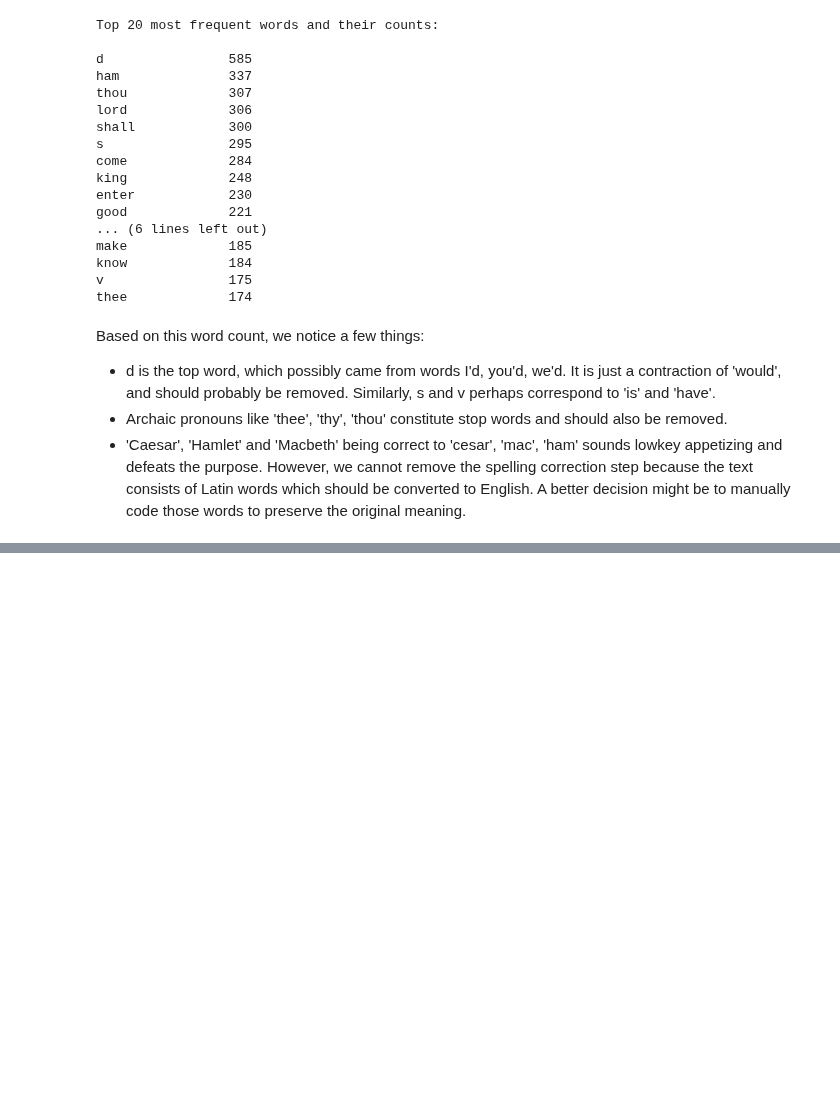
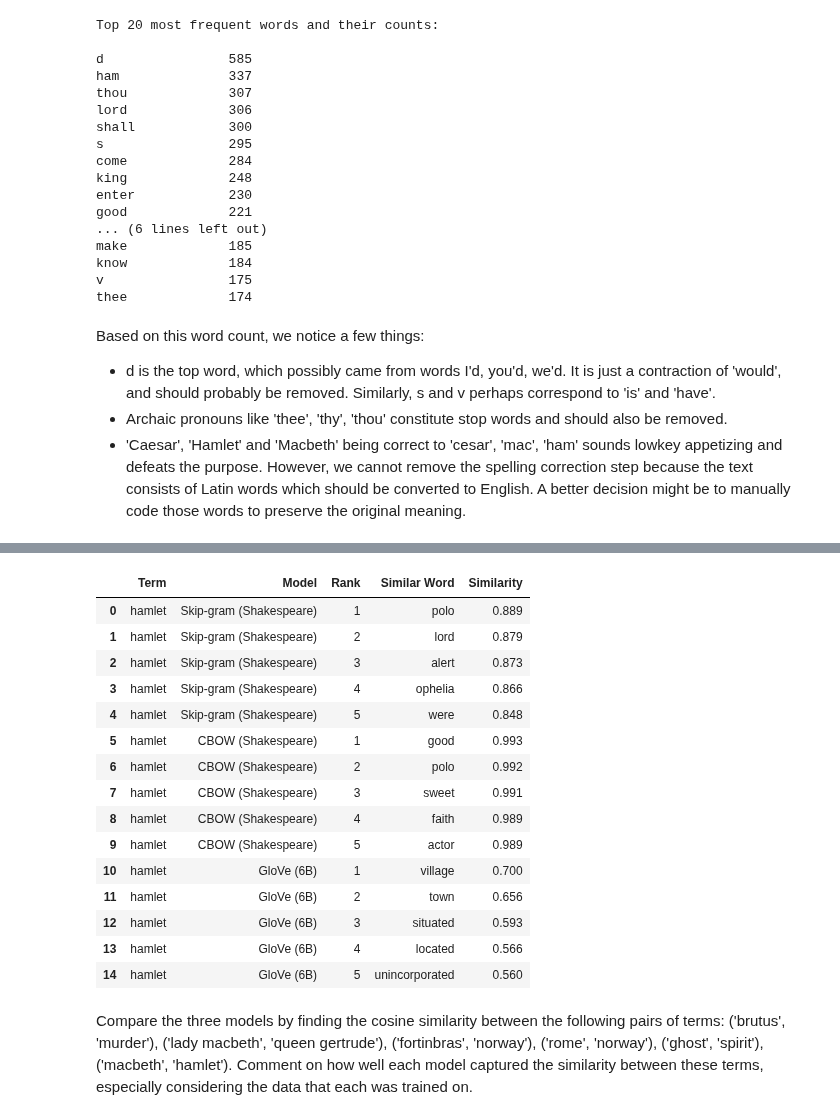
Before and after one commit to Hunteracademic/Neural_network_group_7, a Jupyter notebook: nndl_ass4.ipynb, the cells around one changed output, grey strips where cells are left out. Drawn from its saved outputs; the diff is of its cells as text; code cells hidden in the pictures; blank space fills up the shorter version.

```diff
--- a/nndl_ass4.ipynb
+++ b/nndl_ass4.ipynb
@@ -120,0 +173,7 @@ normalized = [[name_map.get(w, w) for w in sent] for sent in regex_cleaned]
+# %%
+top20 = list(model.wv.key_to_index.keys())[:20]
+
+print("Top 20 most frequent words and their counts:\n")
+for word in top20:
+    count = model.wv.get_vecattr(word, "count")
+    print(f"{word:15}  {count}")
@@ -120,0 +218,9 @@ normalized = [[name_map.get(w, w) for w in sent] for sent in regex_cleaned]
+# %%
+model_sg = Word2Vec(sentences=normalized, vector_size=100, window=5, min_count=3, workers=4, sg=1, epochs=20)
+# %%
+top20_sg = list(model_sg.wv.key_to_index.keys())[:20]
+
+print("Top 20 most frequent words and their counts:\n")
+for word in top20_sg:
+    count = model_sg.wv.get_vecattr(word, "count")
+    print(f"{word:15}  {count}")
@@ -120,0 +280,47 @@ normalized = [[name_map.get(w, w) for w in sent] for sent in regex_cleaned]
+# %%
+import pandas as pd
+
+# Flatten results into list of dicts for DataFrame
+table_data = []
+for term, model_dict in results.items():
+    for model_name, sims in model_dict.items():
+        if isinstance(sims, list):  # Valid results
+            for rank, (word, score) in enumerate(sims[:5], 1):
+                table_data.append({
+                    'Term': term,
+                    'Model': model_name,
+                    'Rank': rank,
+                    'Similar Word': word,
+                    'Similarity': f"{score:.3f}"
+                })
+        else:  # Missing vocab
+            table_data.append({
+                'Term': term,
+                'Model': model_name,
+                'Rank': 'N/A',
+                'Similar Word': sims,
+                'Similarity': 'N/A'
+            })
+
+df = pd.DataFrame(table_data)
+# %%
+df.head(15)
+# %% [output]
+|  | Term | Model | Rank | Similar Word | Similarity |
+| 0 | hamlet | Skip-gram (Shakespeare) | 1 | polo | 0.889 |
+| 1 | hamlet | Skip-gram (Shakespeare) | 2 | lord | 0.879 |
+| 2 | hamlet | Skip-gram (Shakespeare) | 3 | alert | 0.873 |
+| 3 | hamlet | Skip-gram (Shakespeare) | 4 | ophelia | 0.866 |
+| 4 | hamlet | Skip-gram (Shakespeare) | 5 | were | 0.848 |
+| 5 | hamlet | CBOW (Shakespeare) | 1 | good | 0.993 |
+| 6 | hamlet | CBOW (Shakespeare) | 2 | polo | 0.992 |
+| 7 | hamlet | CBOW (Shakespeare) | 3 | sweet | 0.991 |
+| 8 | hamlet | CBOW (Shakespeare) | 4 | faith | 0.989 |
+| 9 | hamlet | CBOW (Shakespeare) | 5 | actor | 0.989 |
+| 10 | hamlet | GloVe (6B) | 1 | village | 0.700 |
+| 11 | hamlet | GloVe (6B) | 2 | town | 0.656 |
+| 12 | hamlet | GloVe (6B) | 3 | situated | 0.593 |
+| 13 | hamlet | GloVe (6B) | 4 | located | 0.566 |
+| 14 | hamlet | GloVe (6B) | 5 | unincorporated | 0.560 |
+# %% [markdown]
+Compare the three models by finding the cosine similarity between the following pairs of terms: ('brutus', 'murder'), ('lady macbeth', 'queen gertrude'), ('fortinbras', 'norway'), ('rome', 'norway'), ('ghost', 'spirit'), ('macbeth', 'hamlet'). Comment on how well each model captured the similarity between these terms, especially considering the data that each was trained on.
```
Also changed, not shown: parts of 28 cells of this notebook.
